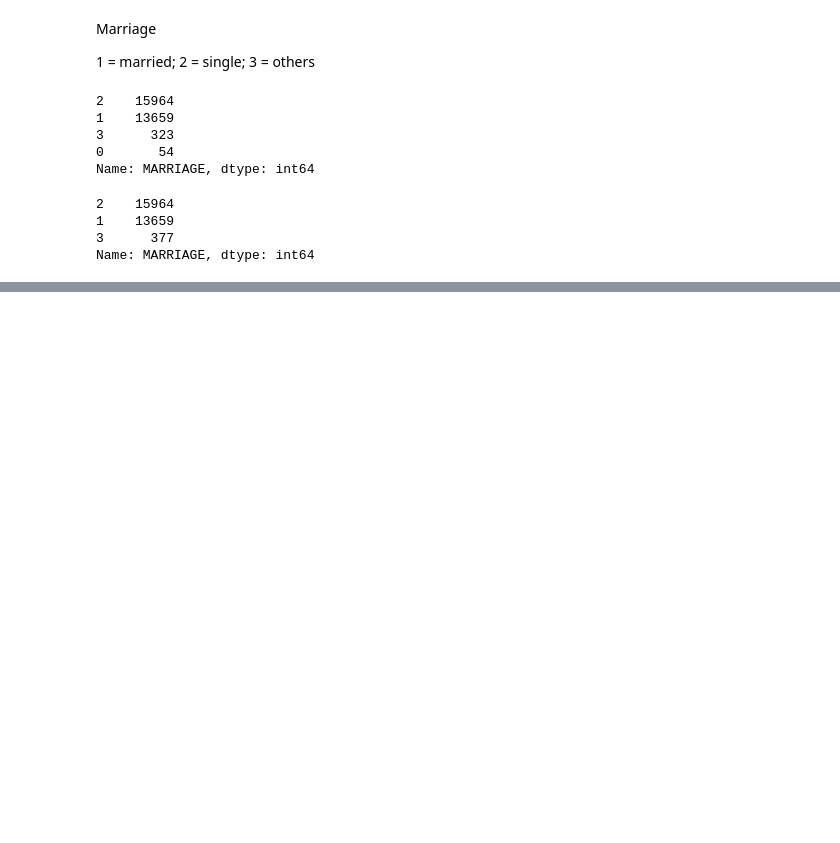
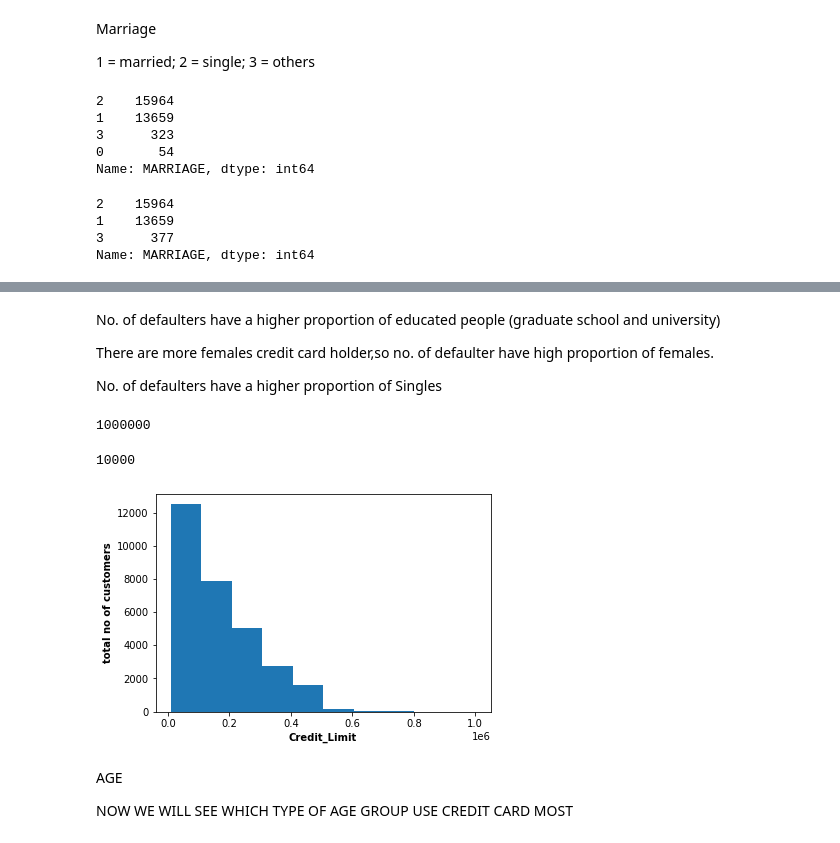
Before and after one commit to Hkhero79/HK-Credit-card-default-prediction, a Jupyter notebook: HK_Credit_Card_Default_Prediction.ipynb, the cells around one changed output, grey strips where cells are left out. Drawn from its saved outputs; the diff is of its cells as text; code cells hidden in the pictures; blank space fills up the shorter version.

```diff
--- a/HK_Credit_Card_Default_Prediction.ipynb
+++ b/HK_Credit_Card_Default_Prediction.ipynb
@@ -259,0 +261,29 @@ df_cat.replace({'SEX': {1 : 'MALE', 2 : 'FEMALE'}, 'EDUCATION' : {1 : 'graduate
+# %% [markdown]
+No. of defaulters have a higher proportion of educated people (graduate school and university)
+
+There are more females credit card holder,so no. of defaulter have high proportion of females.
+
+No. of defaulters have a higher proportion of Singles
+# %%
+#checking the maximum limit balance
+df_cred['LIMIT_BAL'].max()
+# %% [output]
+1000000
+# %%
+#checking the minimum limit balance
+df_cred['LIMIT_BAL'].min()
+# %% [output]
+10000
+# %%
+# Use histogram to view the distribution of credit limit
+
+plt.hist(df["LIMIT_BAL"])
+plt.xlabel('Credit_Limit', fontweight='bold')
+plt.ylabel('total no of customers', fontweight='bold')
+plt.show()
+# %% [output]
+[figure, added]
+# %% [markdown]
+AGE
+
+NOW WE WILL SEE  WHICH TYPE OF AGE GROUP USE CREDIT CARD MOST
```
Also changed, not shown: parts of 31 cells of this notebook.
